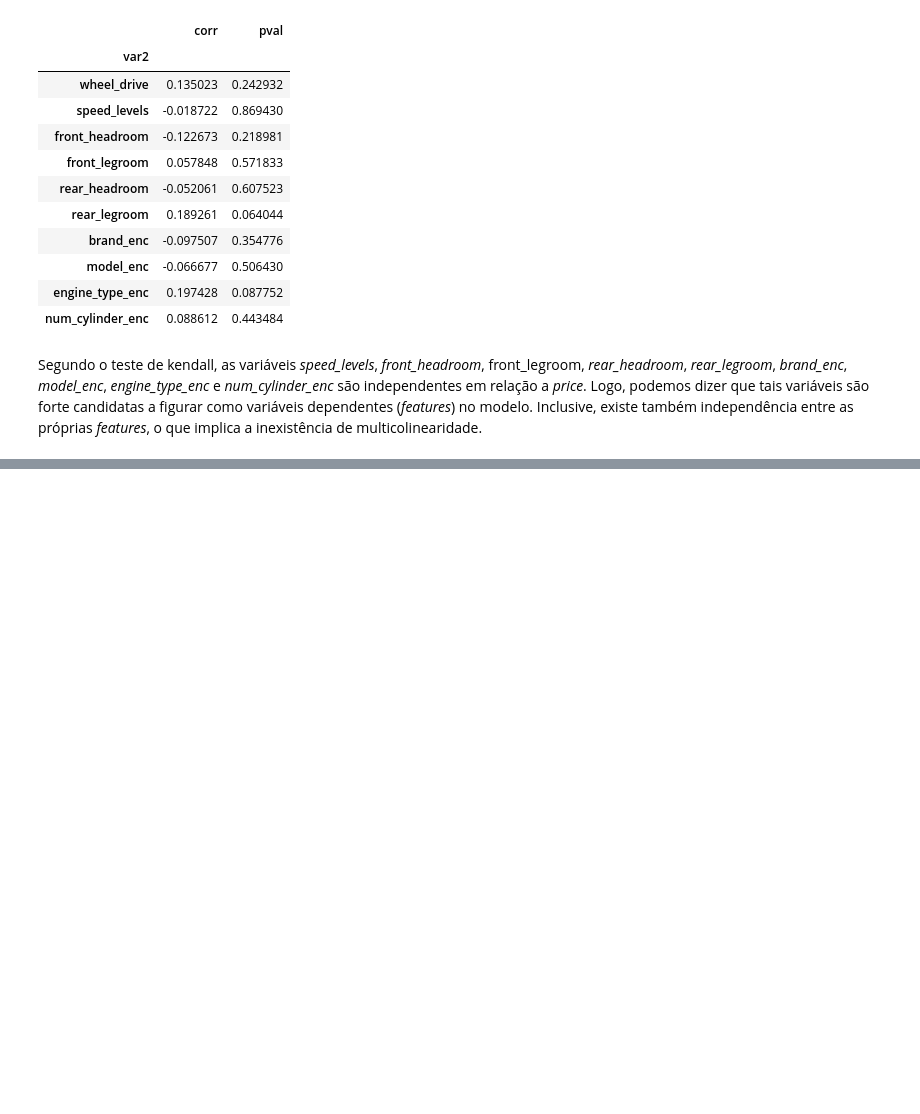
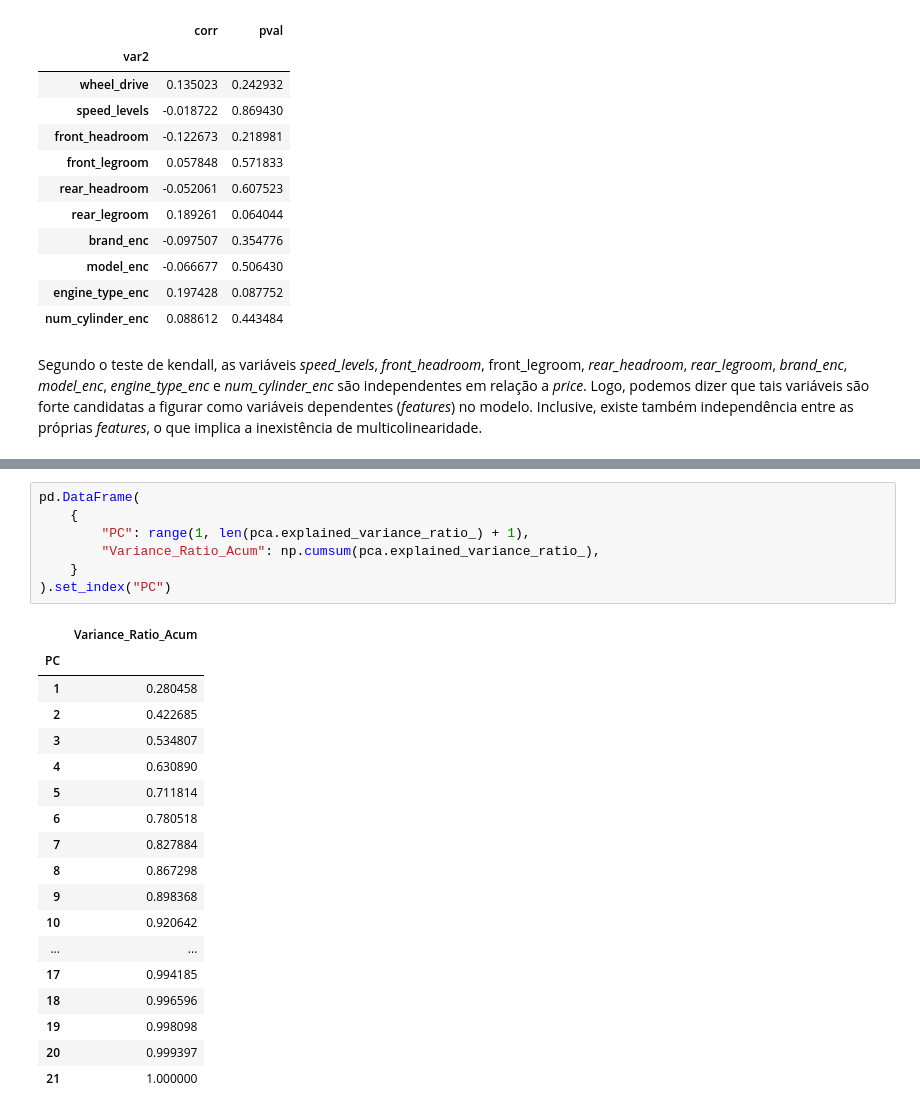
Before and after one commit to carlosvneves/post_tech_fase02_desafio_aula05, a Jupyter notebook: src/desafio_fase02_aula05/explore.ipynb, the cells around one changed output, grey strips where cells are left out. Saved outputs shown, nothing was run; the diff lists cells and outputs as text; blank space fills up the shorter version.

```diff
--- a/src/desafio_fase02_aula05/explore.ipynb
+++ b/src/desafio_fase02_aula05/explore.ipynb
@@ -801,0 +939,26 @@ list_indep_var_price = df_kendall_indep.loc['price'].reset_index()['var2'].to_li
+# %%
+pd.DataFrame(
+    {
+        "PC": range(1, len(pca.explained_variance_ratio_) + 1),
+        "Variance_Ratio_Acum": np.cumsum(pca.explained_variance_ratio_),
+    }
+).set_index("PC")
+# %% [output]
+|  | Variance_Ratio_Acum |
+| PC |  |
+| 1 | 0.280458 |
+| 2 | 0.422685 |
+| 3 | 0.534807 |
+| 4 | 0.630890 |
+| 5 | 0.711814 |
+| 6 | 0.780518 |
+| 7 | 0.827884 |
+| 8 | 0.867298 |
+| 9 | 0.898368 |
+| 10 | 0.920642 |
+| ... | ... |
+| 17 | 0.994185 |
+| 18 | 0.996596 |
+| 19 | 0.998098 |
+| 20 | 0.999397 |
+| 21 | 1.000000 |
```
Also changed, not shown: parts of 46 cells of this notebook, 1 other file.
